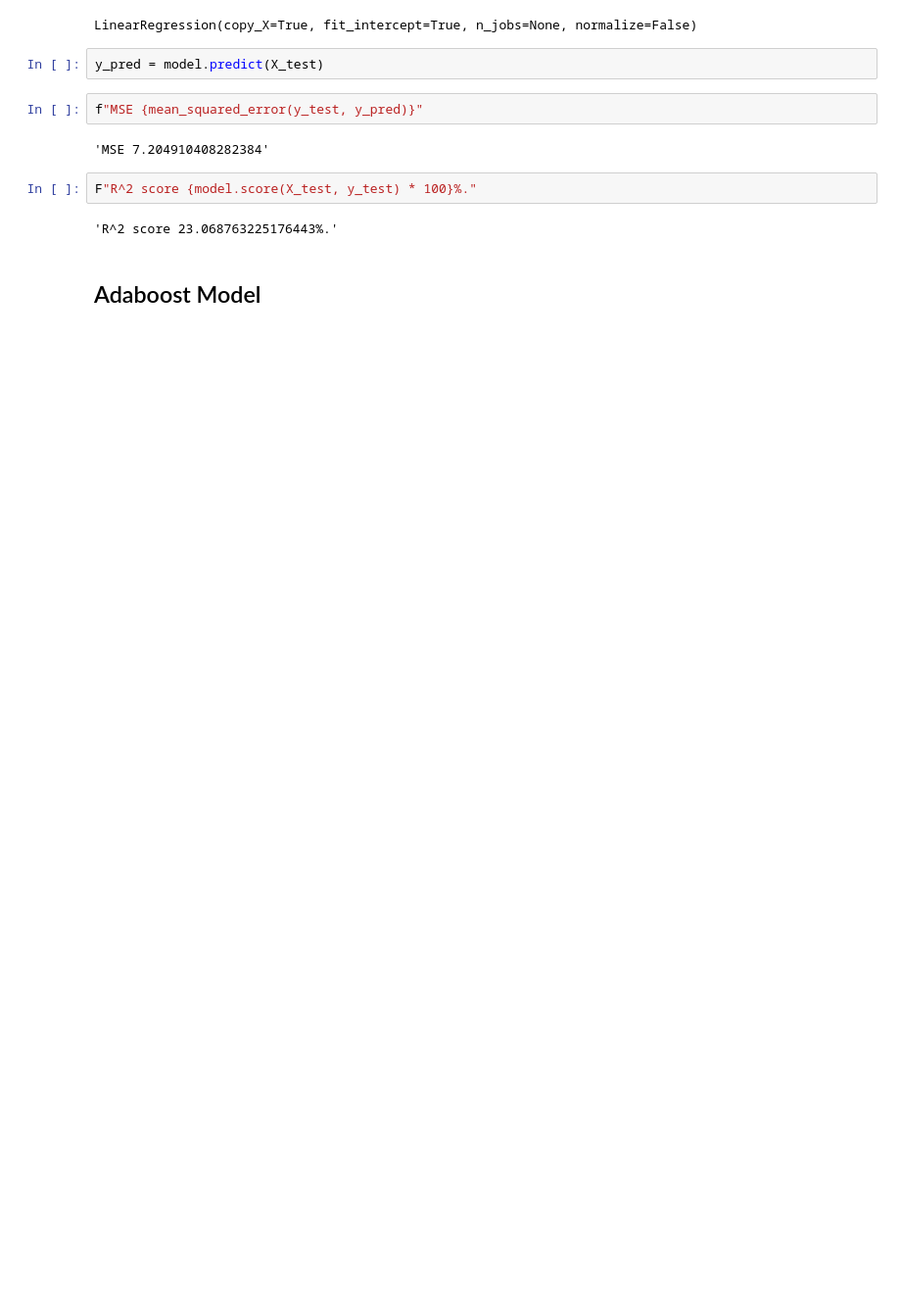
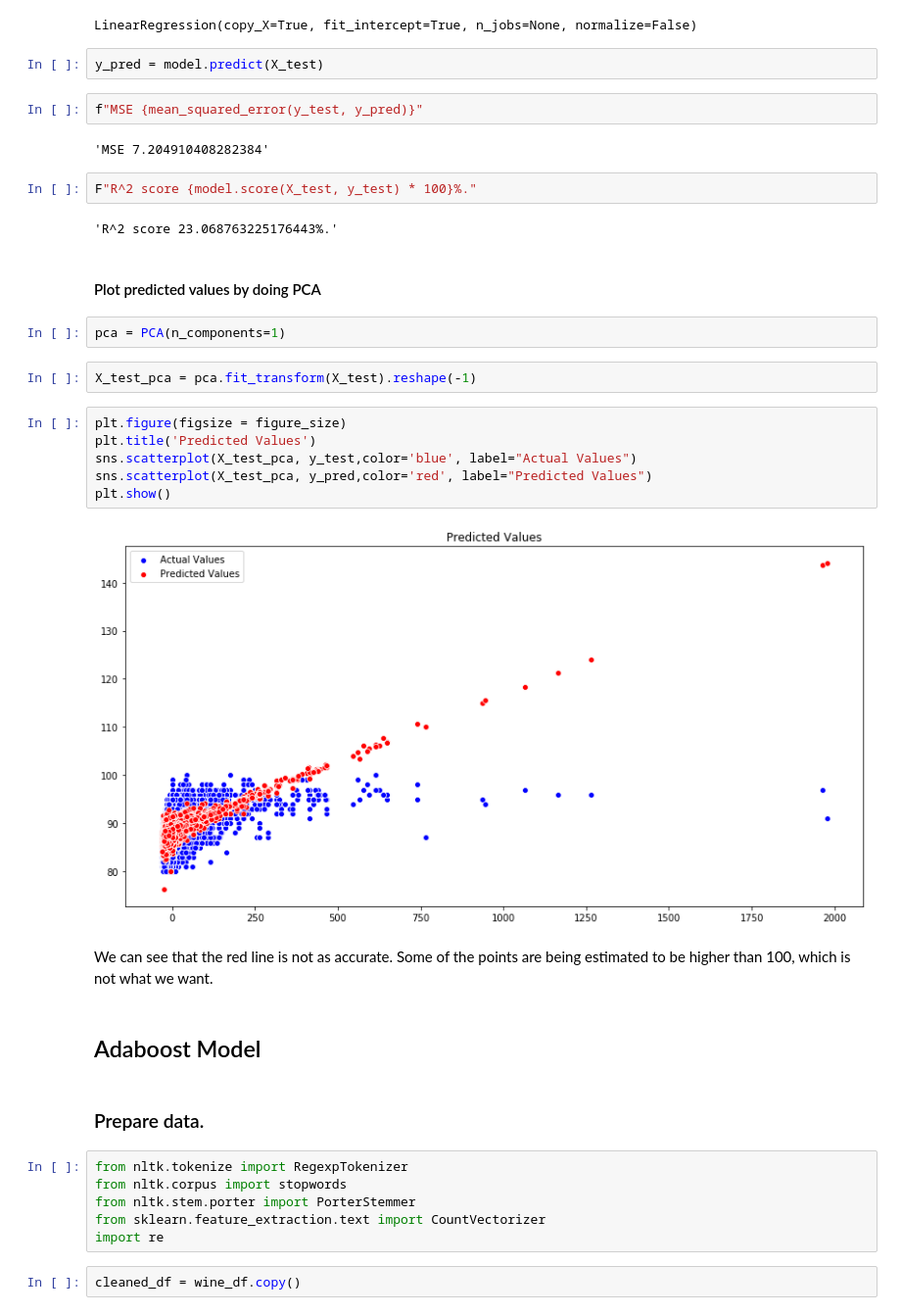
Before and after one commit to edgar971/cs598-stats, a Jupyter notebook: project/project-1.ipynb, the cells around one changed output. Shown: that part at 98% size. Drawn from its saved outputs; the diff is of its cells as text; blank space fills up the shorter version.

```diff
--- a/project/project-1.ipynb
+++ b/project/project-1.ipynb
@@ -163,5 +177,31 @@ f"MSE {mean_squared_error(y_test, y_pred)}"
 F"R^2 score {model.score(X_test, y_test) * 100}%."
 # %% [output]
 'R^2 score 23.068763225176443%.'
+# %% [markdown]
+#### Plot predicted values by doing PCA
+# %%
+pca = PCA(n_components=1)
+# %%
+X_test_pca = pca.fit_transform(X_test).reshape(-1)
+# %%
+plt.figure(figsize = figure_size)
+plt.title('Predicted Values')
+sns.scatterplot(X_test_pca, y_test,color='blue', label="Actual Values")
+sns.scatterplot(X_test_pca, y_pred,color='red', label="Predicted Values")
+plt.show()
+# %% [output]
+[figure, added]
+# %% [markdown]
+We can see that the red line is not as accurate. Some of the points are being estimated to be higher than 100, which is not what we want.
 # %% [markdown]
 ## Adaboost Model
+# %% [markdown]
+### Prepare data.
+# %%
+from nltk.tokenize import RegexpTokenizer
+from nltk.corpus import stopwords
+from nltk.stem.porter import PorterStemmer
+from sklearn.feature_extraction.text import CountVectorizer
+import re
+# %%
+cleaned_df = wine_df.copy()
```
Also changed, not shown: parts of 32 cells of this notebook, 2 other files.
